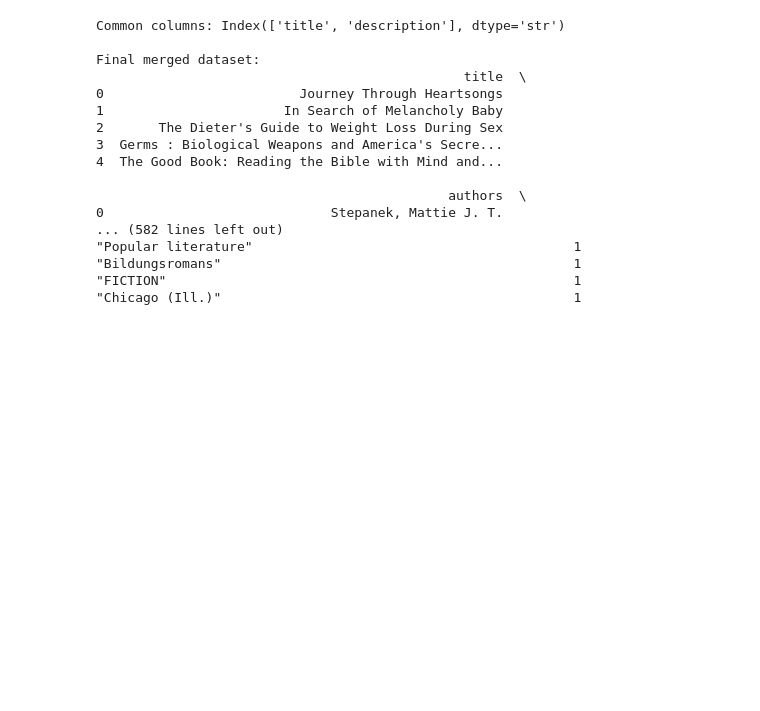
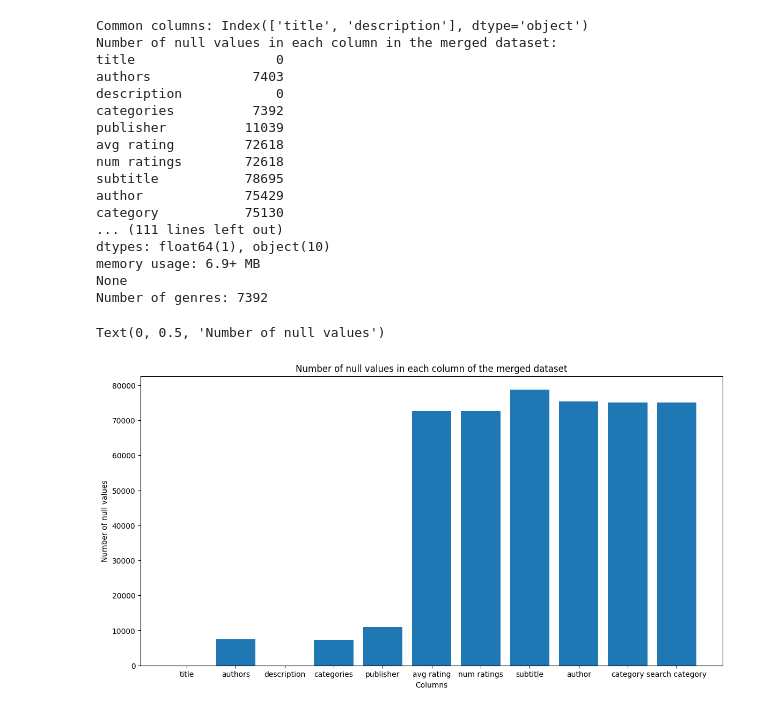
Before and after one commit to X00222004/Project_2026, a Jupyter notebook: project_book.ipynb, the cells around one changed output. Cells and saved outputs as stored; diff of their text form; code cells hidden in the pictures; blank space fills up the shorter version.

```diff
--- a/project_book.ipynb
+++ b/project_book.ipynb
@@ -131,58 +351,75 @@ Index(['title', 'author', 'description'], dtype='str')
 #Here I am matching header names to the df3
 #pandas.DataFrame.rename
 
-df1 = pd.read_csv("BooksDatasetClean.csv")
-df2 = pd.read_csv("GoodreadsDatasetClean.csv")
-df3 = pd.read_csv("GoogleBooksDatasetClean.csv")
 dfs = []
 for df_loop in [df1, df2, df3]:
     df_loop.columns = df_loop.columns.str.lower().str.strip()
     dfs.append(df_loop)
 
 df1,df2,df3 = dfs
 
 df2 = df2.rename(columns={
     "book": "title",
     "author": "authors",
     "genres": "categories"
 })
 
 df1 = df1.rename(columns={
     "category": "categories",
     "author": "authors"
 })
 #df1 = df1.rename(columns={"categories": "category"})
 #df2 = df2.rename(columns={"categories": "category"})
 #df3 = df3.rename(columns={"categories": "category"})
 
 common_columns = df1.columns.intersection(df2.columns).intersection(df3.columns)
 
 print("\nCommon columns:", common_columns)
 # Merge
 df = pd.concat([df1, df2, df3], ignore_index=True)
+df.to_csv('MergedBooksDataset.csv', encoding="utf-8", index=False)
+
+print("Number of null values in each column in the merged dataset:\n" + str(df.isnull().sum()))
 
 print("\nFinal merged dataset:")
-print(df.head())
-print(df.shape)
+print("\n-----------Dataset Shape & Columns-----------\n")
+print("Shape: ", df.shape)
+print("Columns: ", df.columns.tolist())
+print("\n-----------Dataset First and Last 15 rows-----------\n")
+print("First 15 rows\n\n", df.head(15).to_markdown(index=False), "\n")
+print("Last 15 rows\n\n", df.tail(15).to_markdown(index=False), "\n")
+print("\n-----------Description of dataset columns-----------\n")
+print(df.describe(), "\n")
+print("\n" + ("-"*30), "\n")
+print("\nNumber of categories: ")
+print(df["category"].value_counts().head(20))
+print("\n-----------Dataset Overall Info-----------\n")
+print(df.info())
+print("Number of genres:", df["category"].value_counts().sum())
 
-print("Shape:", df.shape)
-print("Columns:", df.columns.tolist())
-print(df["category"].value_counts().to_string())
+# Data visualization of null values in the merged dataset
+plt.figure(figsize=(14, 7))
+plt.bar(df.isnull().sum().index, df.isnull().sum().values)
+plt.title("Number of null values in each column of the merged dataset")
+plt.xlabel("Columns")
+plt.ylabel("Number of null values")
 # %% [output]
-Common columns: Index(['title', 'description'], dtype='str')
-
-Final merged dataset:
-                                               title  \
-0                         Journey Through Heartsongs
-1                       In Search of Melancholy Baby
-2       The Dieter's Guide to Weight Loss During Sex
-3  Germs : Biological Weapons and America's Secre...
-4  The Good Book: Reading the Bible with Mind and...
-
-                                             authors  \
-0                             Stepanek, Mattie J. T.
-... (582 lines left out)
-"Popular literature"                                         1
-"Bildungsromans"                                             1
-"FICTION"                                                    1
-"Chicago (Ill.)"                                             1
+Common columns: Index(['title', 'description'], dtype='object')
+Number of null values in each column in the merged dataset:
+title                  0
+authors             7403
+description            0
+categories          7392
+publisher          11039
+avg rating         72618
+num ratings        72618
+subtitle           78695
+author             75429
+category           75130
+... (111 lines left out)
+dtypes: float64(1), object(10)
+memory usage: 6.9+ MB
+None
+Number of genres: 7392
+Text(0, 0.5, 'Number of null values')
+[figure, added]
```
Also changed, not shown: parts of 44 cells of this notebook.
